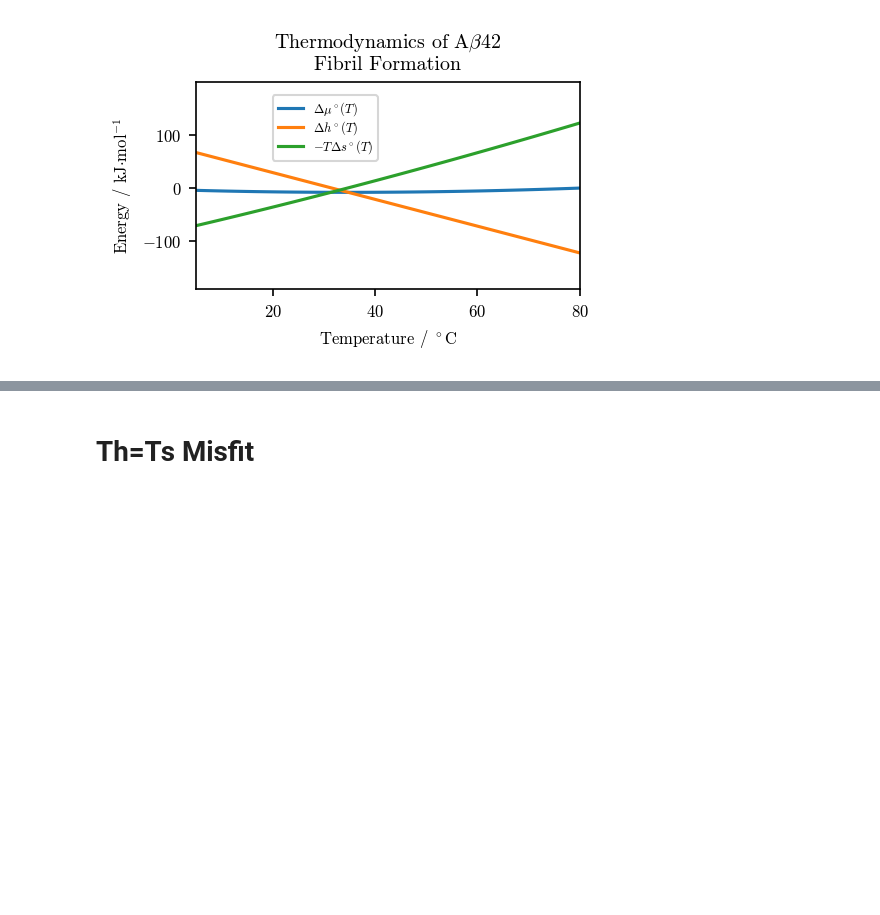
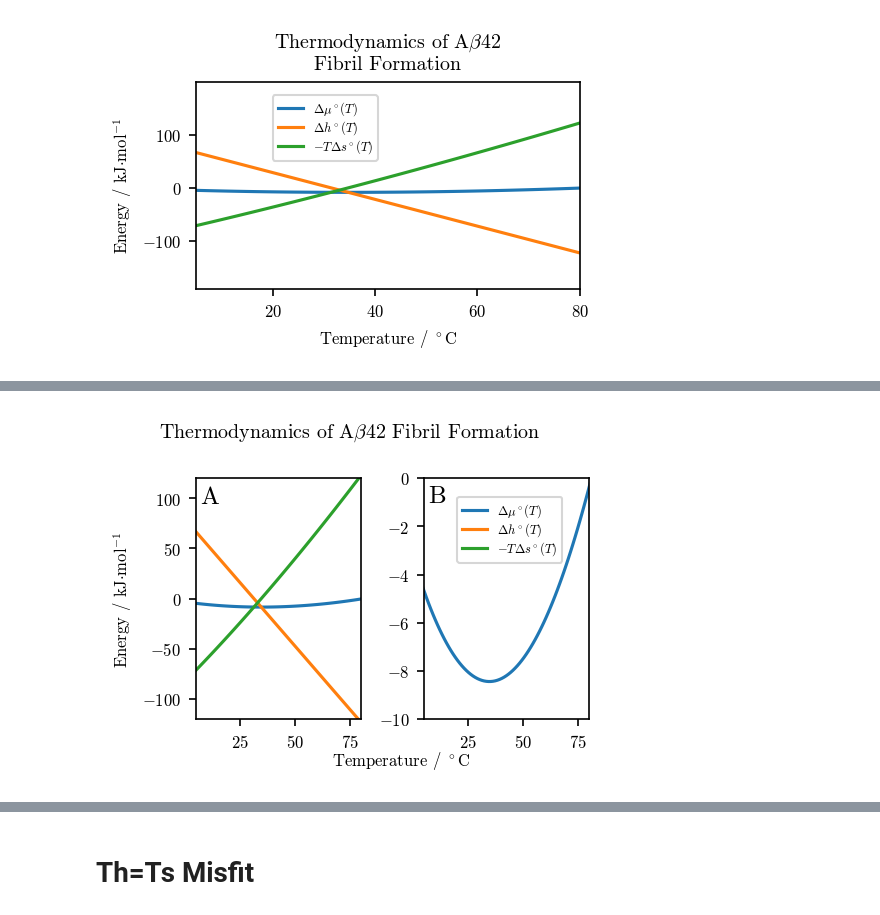
Before and after one commit to saralinse/Published_Data, a Jupyter notebook: Collected data and Fits.ipynb, the cells around one changed output, grey strips where cells are left out. Saved outputs shown, nothing was run; the diff lists cells and outputs as text; code cells hidden in the pictures; blank space fills up the shorter version.

```diff
--- a/Collected data and Fits.ipynb
+++ b/Collected data and Fits.ipynb
@@ -594,0 +645,37 @@ plt.savefig('plots/chemical potential plus components.pdf')
+# %%
+fig, axs = plt.subplots(1,2,figsize=fig_size,sharex=True)
+
+#plt.plot(T-273,dG(T,popt[0],popt[1],popt[2])/1e3,label=r'$\Delta G(T)$')
+axs[0].plot(T-273,dm(T,popt[0],popt[1],popt[2])/1e3,label=r'$\Delta \mu^\circ(T)$')
+#plt.plot(T-273,dH(T,popt[0],273.15,popt[2])/1e3,label=r'$\Delta H(T)$')
+axs[0].plot(T-273,dh(T,popt[0],popt[1])/1e3,label=r'$\Delta h^\circ(T)$')
+#plt.plot(T-273,-T*dS(T,popt[1],273.15,popt[2])/1e3,label=r'$-T\Delta S(T)$')
+axs[0].plot(T-273,-T*ds(T,popt[0],popt[2])/1e3,label=r'$-T\Delta s^\circ(T)$')
+
+#plt.plot(df['temp'],df['sup conc. (MS)'],marker='o',linestyle=' ')
+axs[0].set_xlim(5,80)
+axs[0].set_ylim(-120,120)
+#axs[0].legend(fontsize=6,loc=(0.2,0.65),labelspacing=0.1)
+h,l = axs[0].get_legend_handles_labels()
+axs[0].set_ylabel(r'Energy / kJ$\cdot$mol$^{-1}$')
+axs[0].annotate('A',(7,95),fontsize=12)
+axs[1].plot(T-273,dm(T,popt[0],popt[1],popt[2])/1e3,label=r'$\Delta \mu^\circ(T)$')
+#plt.plot(T-273,dH(T,popt[0],273.15,popt[2])/1e3,label=r'$\Delta H(T)$')
+#plt.plot(T-273,dh(T,popt[0],popt[1])/1e3,label=r'$\Delta h^\circ(T)$')
+#plt.plot(T-273,-T*dS(T,popt[1],273.15,popt[2])/1e3,label=r'$-T\Delta S(T)$')
+#plt.plot(T-273,-T*ds(T,popt[0],popt[2])/1e3,label=r'$-T\Delta s^\circ(T)$')
+
+#plt.plot(df['temp'],df['sup conc. (MS)'],marker='o',linestyle=' ')
+axs[1].set_xlim(5,80)
+axs[1].set_ylim(-10,0)
+#axs[1].set_ylabel(r'Energy / kJ$\cdot$mol$^{-1}$')
+axs[1].annotate('B',(7,-1),fontsize=12)
+plt.legend(h,l,fontsize=6,loc=(0.2,0.65),labelspacing=0.1)
+
+plt.suptitle(r'Thermodynamics of A$\beta$42 Fibril Formation')
+fig.text(0.6, 0.01, r'Temperature / $^\circ$C', ha='center')
+
+plt.tight_layout()
+plt.savefig('plots/thermodynamics-zoomin.pdf')
+# %% [output]
+[figure, added]
```
Also changed, not shown: parts of 7 cells of this notebook, 1 other file.
